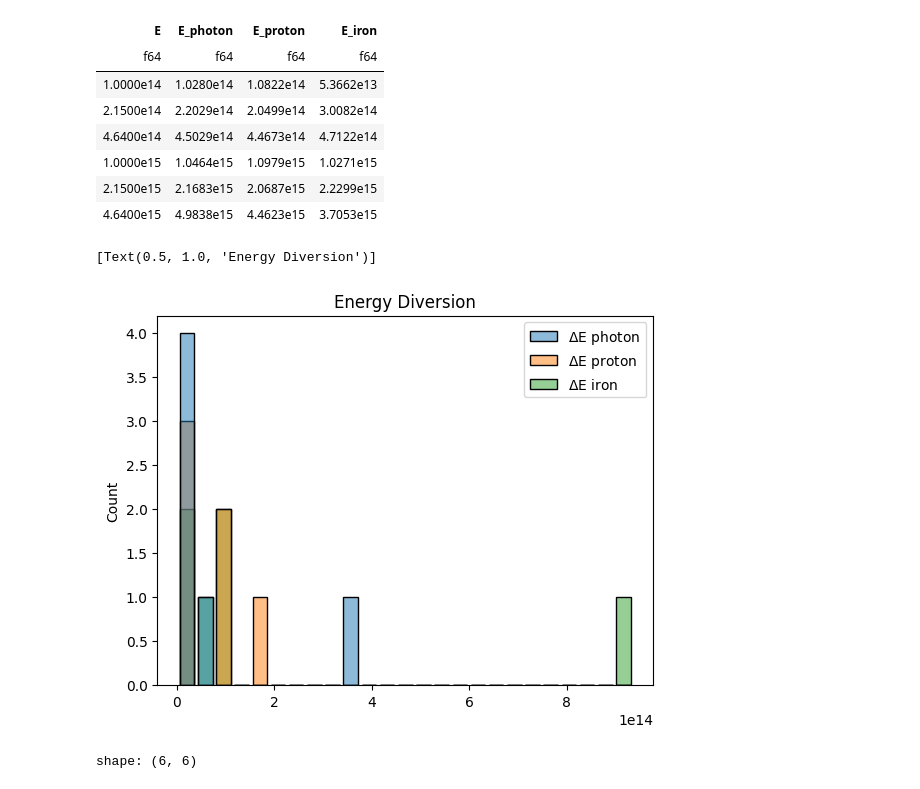
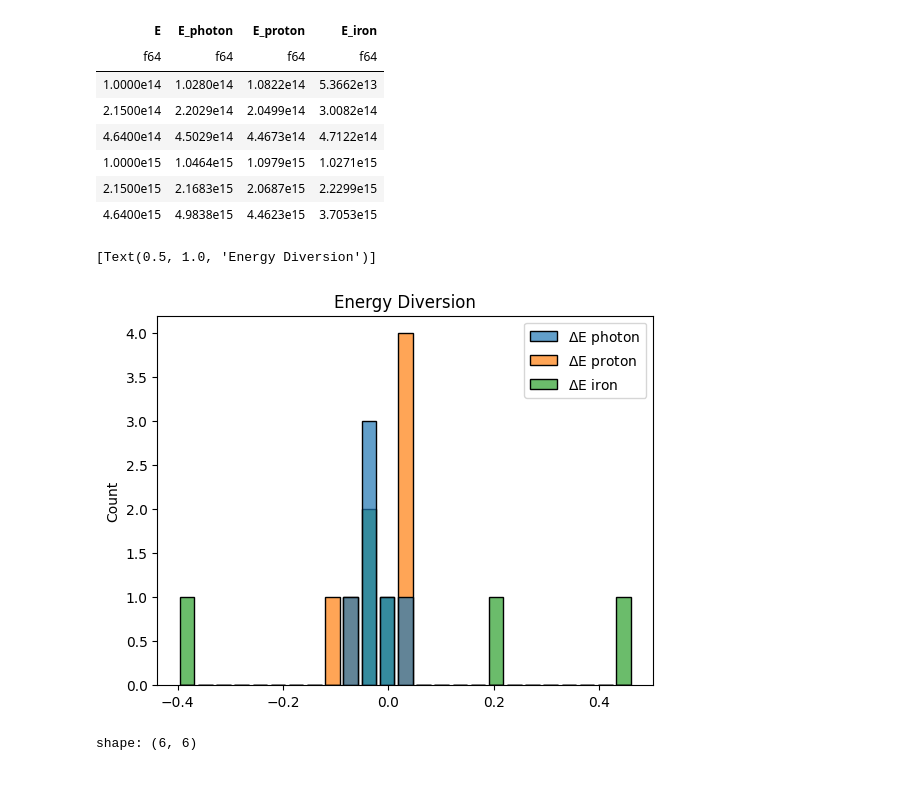
Before and after one commit to lucas-orfei/mestrado, a Jupyter notebook: barycenter_electrons.ipynb, the cells around one changed output. Cells and saved outputs as stored; diff of their text form; code cells hidden in the pictures.

```diff
--- a/barycenter_electrons.ipynb
+++ b/barycenter_electrons.ipynb
@@ -376,26 +376,26 @@ shape: (6, 4)
 # %%
 DeltaE_photon = []
 DeltaE_proton = []
 DeltaE_iron = []
 
 for i in range(len(E_real)):
-    aux = abs(E_real[i] - E_photon[i])
-    aux2 = abs(E_real[i] - E_proton[i])
-    aux3 = abs(E_real[i] - E_iron[i])
+    aux = (E_real[i] - E_photon[i])/E_real[i]
+    aux2 = (E_real[i] - E_proton[i])/E_real[i]
+    aux3 = (E_real[i] - E_iron[i])/E_real[i]
     DeltaE_photon.append(aux)
     DeltaE_proton.append(aux2)
     DeltaE_iron.append(aux3)
 
 data = {
     '$\Delta$E photon':DeltaE_photon,
     '$\Delta$E proton':DeltaE_proton,
     '$\Delta$E iron':DeltaE_iron
 }
 
-sns.histplot(data=data, bins= 25, shrink=0.8, alpha = 0.5).set(title = 'Energy Diversion')
+sns.histplot(data=data, bins= 25, shrink=0.8, alpha = 0.7).set(title = 'Energy Diversion')
 # %% [output]
 [Text(0.5, 1.0, 'Energy Diversion')]
-[figure, old version]
+[figure, new version]
 # %%
 # Integral até 5,29 m
 
```
